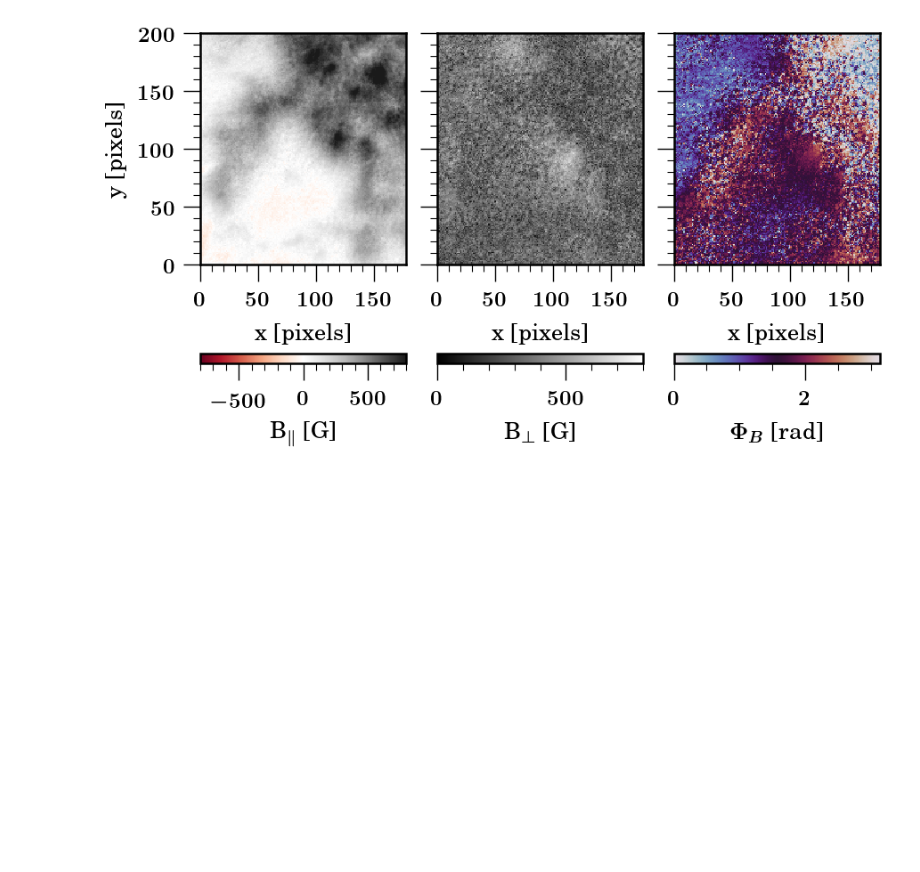
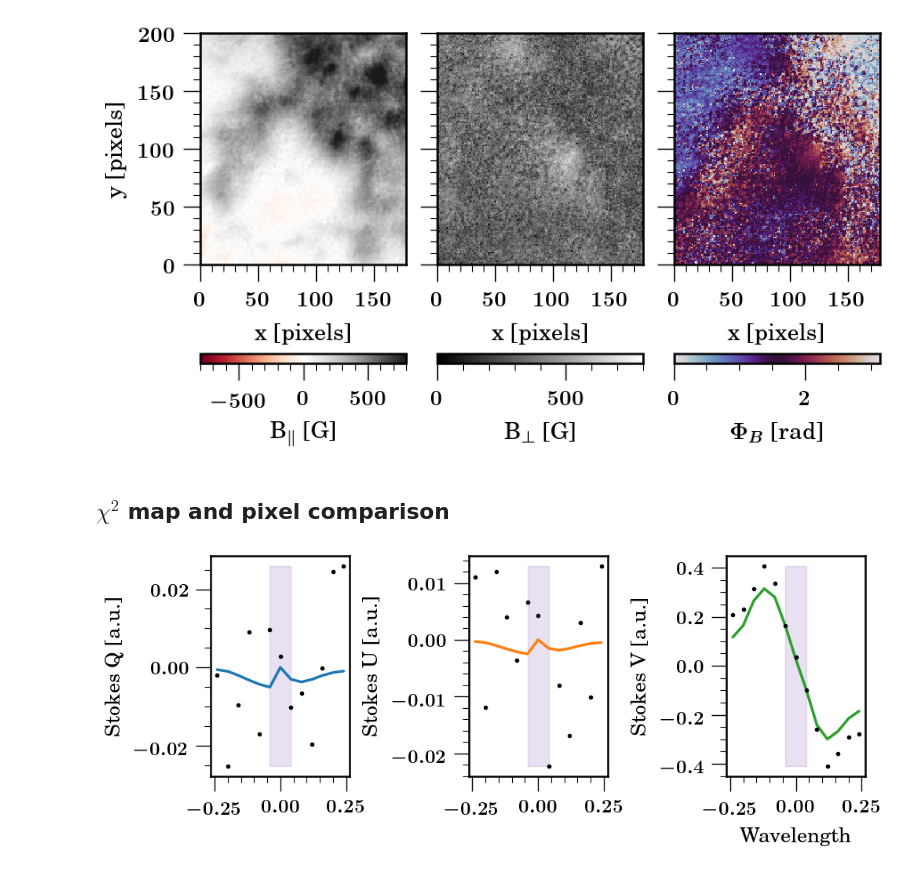
Before and after one commit to cdiazbas/neural_wfa, a Jupyter notebook: example/run_example_explicit.ipynb, the cells around one changed output. Drawn from its saved outputs; the diff is of its cells as text; code cells hidden in the pictures; blank space fills up the shorter version.

```diff
--- a/example/run_example_explicit.ipynb
+++ b/example/run_example_explicit.ipynb
@@ -50,20 +51,12 @@ Data: torch.Size([200, 178, 4, 13]) should be in the format [(nt) ny nx ns nw]
 Wav: (13,) should be in Angstroms relative to the center of the line
 mask: [5, 6, 7] are the indices to use during the optimization
 # %%
-out = torch.ones(nx*ny, 3)
-# Get initial guess for the first time step and expand
-B0_exp, BtQ_exp, BtU_exp = mymodel.initial_guess(inner=True, split=True) # These are already (ny*nx, nTime)
-
-out[:, 0] = B0_exp / 1e3 # Blos
-out[:, 1] = (BtQ_exp / 1e6) # BQ (from Bt and phiB in forward)
-out[:, 2] = (BtU_exp / 1e6) # BU (from Bt and phiB in forward)
-
-# Make the parameters differentiable
-out.requires_grad = True
+# Initial guess
+out = explicit.prepare_initial_guess(mymodel)
+optimizer = torch.optim.Adam([out], lr=1e-2)
 
 
-optimizer = torch.optim.Adam([out], lr=1e-2)
-
+# Optimizer & optimization
 outplot, out = explicit.optimization(optimizer=optimizer,niterations=niter, parameters=out,model=mymodel, reguV=reguV, reguQU=reguQU, weights=[10,10,10], normgrad=True)
 # %%
 # Plots
@@ -123,3 +116,46 @@ for cbar in f.get_axes():
     cbar.minorticks_on() # Minorticks in the colorbar:
 # %% [output]
 [figure]
+# %% [markdown]
+## $\chi^2$ map and pixel comparison
+# %%
+# Pixel comparison:
+stokesQ, stokesU, stokesV = mymodel.forward(out)
+
+stokesQ = utils.torch2plot(stokesQ, mymodel)
+stokesU = utils.torch2plot(stokesU, mymodel)
+stokesV = utils.torch2plot(stokesV, mymodel)
+
+# Plotting the Stokes parameters for a pixel:
+x, y = 150, 150
+
+f, ax = plt.subplots(nrows=1, ncols=3, figsize=(10,4))
+ax = ax.flatten()
+ax[0].plot(mymodel.wl, stokesQ[0, x, y, :], label='Stokes Q', color='C0')
+ax[0].plot(mymodel.wl, img[x, y, 1,:], 'k.',label='Stokes Q')
+
+ax[1].plot(mymodel.wl, stokesU[0, x, y, :], label='Stokes U', color='C1')
+ax[1].plot(mymodel.wl, img[x, y, 2,:], 'k.',label='Stokes U')
+
+ax[2].plot(mymodel.wl, stokesV[0, x, y, :], label='Stokes V', color='C2')
+ax[2].plot(mymodel.wl, img[y, x, 3,:], 'k.',label='Stokes V')
+
+ax[2].set_xlabel(r"Wavelength")
+ax[0].set_ylabel('Stokes Q [a.u.]')
+ax[1].set_ylabel('Stokes U [a.u.]')
+ax[2].set_ylabel('Stokes V [a.u.]')
+
+# Vertical band with the wavelength used as mask:
+for ii in range(3):
+    ax[ii].fill_betweenx(
+        (img[y, x, ii+1, :].min(), img[y, x, ii+1, :].max()),
+        mymodel.wl[mask_index[0]],
+        mymodel.wl[mask_index[-1]],
+        color='C4',
+        alpha=0.2,
+        label='Mask used for the estimation',
+    )
+
+plt.tight_layout()
+# %% [output]
+[figure, added]
```
Also changed, not shown: parts of 3 cells of this notebook, 3 other files.
